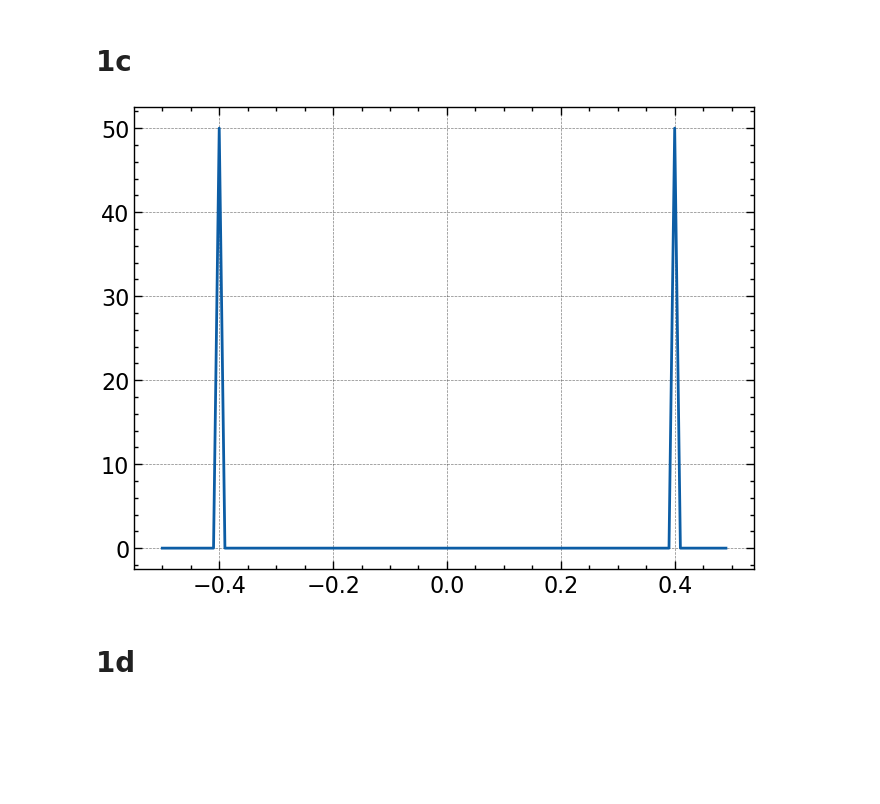
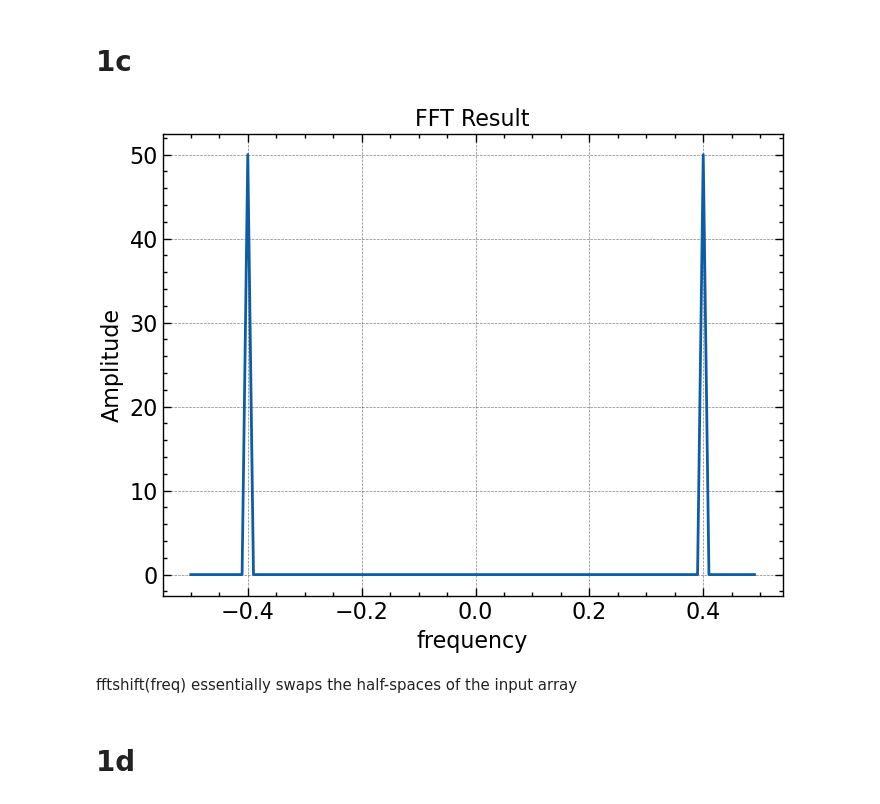
Before and after one commit to liuqiyucn/105B, a Jupyter notebook: assignment3/assignment3.ipynb, the cells around one changed output. Saved outputs shown, nothing was run; the diff lists cells and outputs as text; code cells hidden in the pictures; blank space fills up the shorter version.

```diff
--- a/assignment3/assignment3.ipynb
+++ b/assignment3/assignment3.ipynb
@@ -31,9 +37,14 @@ plt.show()
 # 1c
 # %%
 plt.plot(np.fft.fftshift(freq), np.abs(sp))
+plt.xlabel("frequency")
+plt.ylabel("Amplitude")
+plt.title("FFT Result")
 plt.show()
 # %% [output]
-[figure, old version]
+[figure, new version]
+# %% [markdown]
+fftshift(freq) essentially swaps the half-spaces of the input array
 # %% [markdown]
 # 1d
 # %%
```
Also changed, not shown: parts of 24 cells of this notebook, 2 other files.
